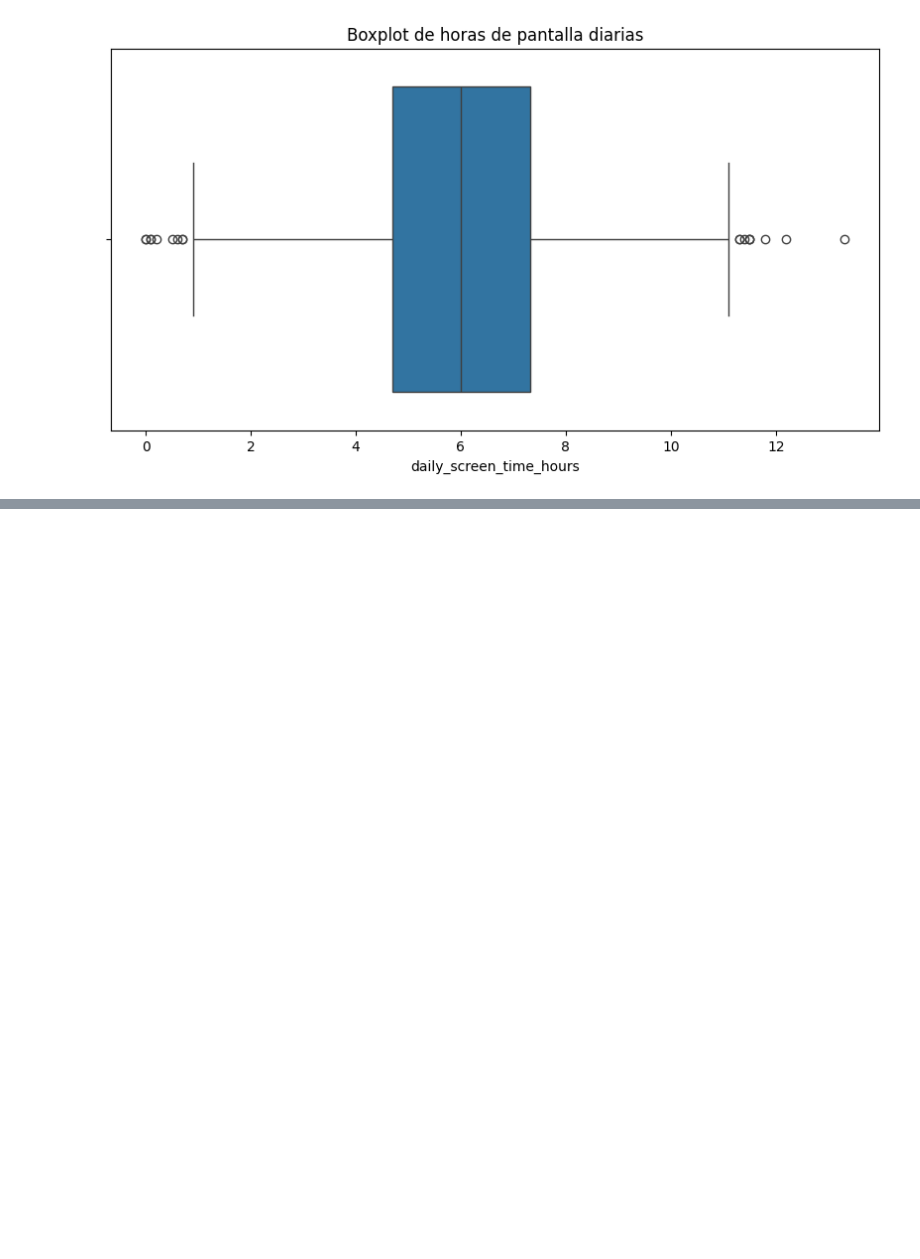
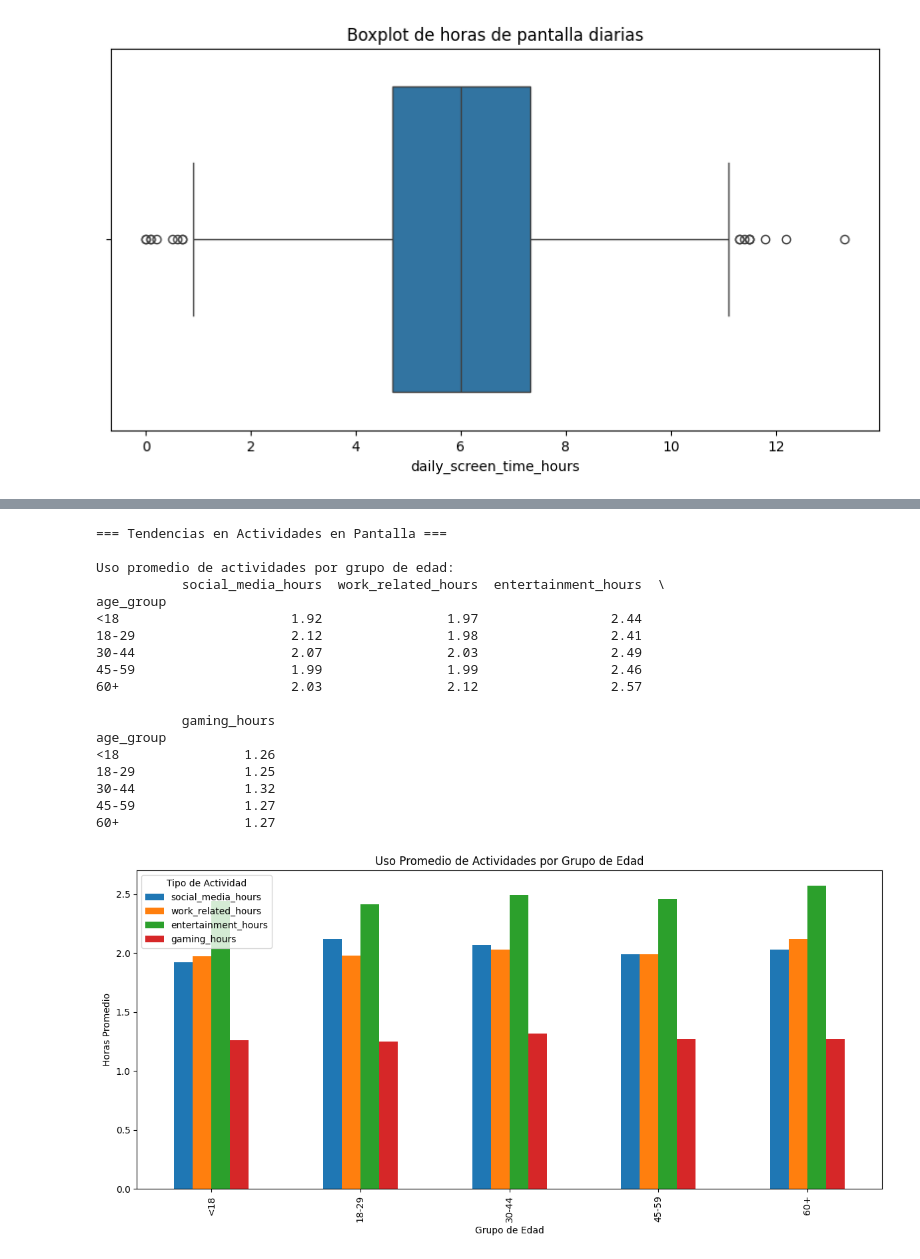
Before and after one commit to MARAST01/Impact-of-Screen-Time-on-Mental-Health, a Jupyter notebook: notebooks/health.ipynb, the cells around one changed output, grey strips where cells are left out. Saved outputs shown, nothing was run; the diff lists cells and outputs as text; code cells hidden in the pictures; blank space fills up the shorter version.

```diff
--- a/notebooks/health.ipynb
+++ b/notebooks/health.ipynb
@@ -124,0 +232,34 @@ plt.show()
+# %%
+print("\n=== Tendencias en Actividades en Pantalla ===")
+activities_by_age = df.groupby('age_group')[['social_media_hours', 'work_related_hours',
+                                           'entertainment_hours', 'gaming_hours']].mean().round(2)
+print("\nUso promedio de actividades por grupo de edad:")
+print(activities_by_age)
+
+activities_by_age.plot(kind='bar', figsize=(12, 6))
+plt.title('Uso Promedio de Actividades por Grupo de Edad')
+plt.xlabel('Grupo de Edad')
+plt.ylabel('Horas Promedio')
+plt.legend(title='Tipo de Actividad')
+plt.tight_layout()
+plt.show()
+# %% [output]
+=== Tendencias en Actividades en Pantalla ===
+
+Uso promedio de actividades por grupo de edad:
+           social_media_hours  work_related_hours  entertainment_hours  \
+age_group
+<18                      1.92                1.97                 2.44
+18-29                    2.12                1.98                 2.41
+30-44                    2.07                2.03                 2.49
+45-59                    1.99                1.99                 2.46
+60+                      2.03                2.12                 2.57
+
+           gaming_hours
+age_group
+<18                1.26
+18-29              1.25
+30-44              1.32
+45-59              1.27
+60+                1.27
+[figure, added]
```
Also changed, not shown: parts of 22 cells of this notebook, 1 other file.
